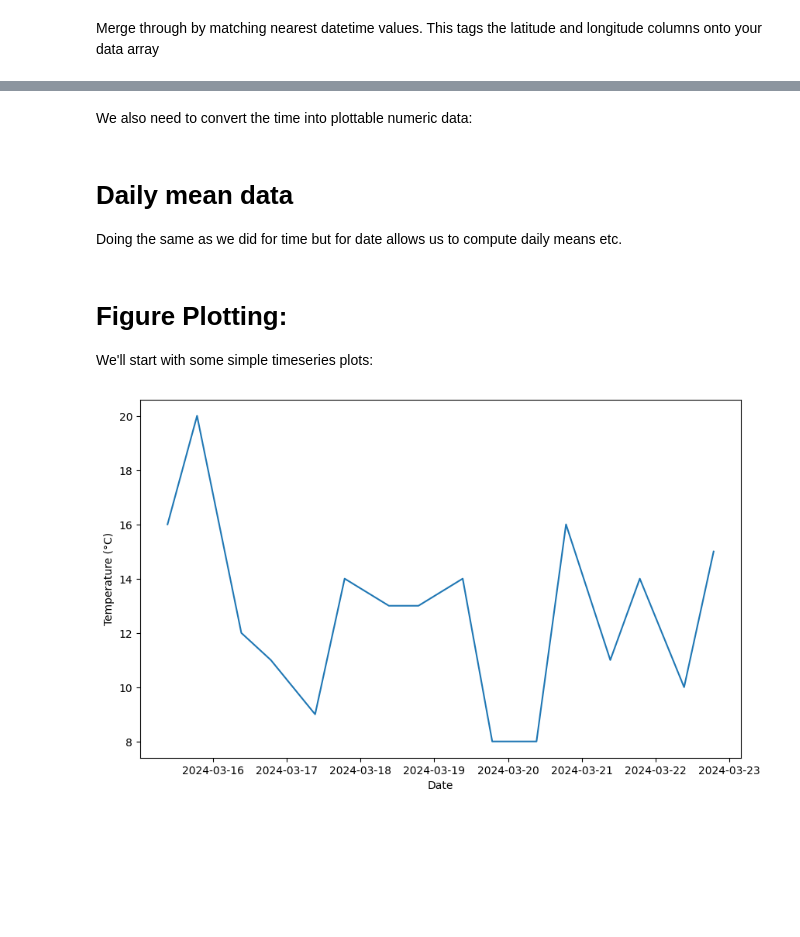
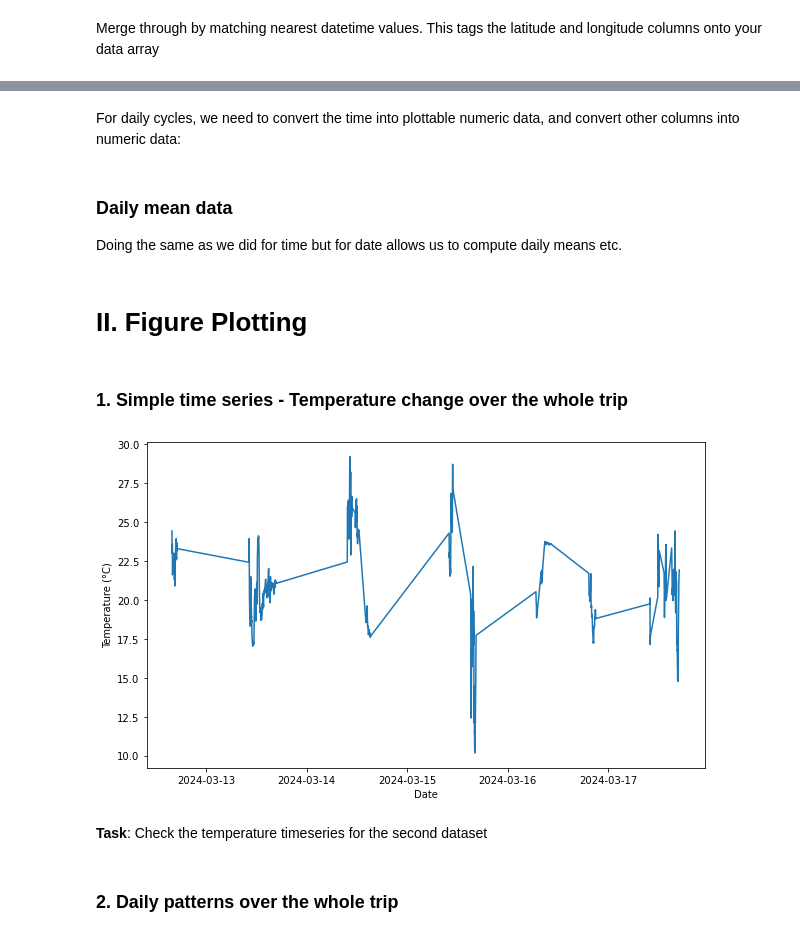
Before and after one commit to harryjgrosvenor/FT202403_CanaryIslands, a Jupyter notebook: Skeleton_Script.ipynb, the cells around one changed output, grey strips where cells are left out. Cells and saved outputs as stored; diff of their text form; code cells hidden in the pictures; blank space fills up the shorter version.

```diff
--- a/Skeleton_Script.ipynb
+++ b/Skeleton_Script.ipynb
@@ -38 +74,3 @@ data = pd.merge_asof(dataset_sorted, gps_data_sorted, left_on='date', right_on='
+# %%
+data = data[data["date time"].notna()]
 # %% [markdown]
@@ -40,2 +78,2 @@ We can extract time from our datetime data if we are interested in daily cycles:
 # %%
-data['time'] = data['date'].dt.time
+data
@@ -42,12 +94,12 @@ data['time'] = data['date'].dt.time
 # %% [markdown]
-We also need to convert the time into plottable numeric data:
+For daily cycles, we need to convert the time into plottable numeric data, and convert other columns into numeric data:
 # %%
-data['time_numeric'] = data['time'].apply(lambda x: x.hour + x.minute / 60 + x.second / 3600)
+data['time_numeric'] = data['Time'].apply(lambda x: x.hour + x.minute / 60 + x.second / 3600)
+
+numeric_cols = data.columns.difference(['Date', 'Time', 'Datetime', 'date time'])  # Exclude datetime column
+data[numeric_cols] = data[numeric_cols].apply(pd.to_numeric)
 # %% [markdown]
-# Daily mean data
+### Daily mean data
 Doing the same as we did for time but for date allows us to compute daily means etc.
-# %%
-# Do the same for date:
-data['day'] = data['date'].dt.date
 # %%
 # We can now calculate the mean temperature, etc. of our data by grouping by the day it was measured on:
@@ -58,20 +110,29 @@ day_pressure = data.groupby('day')['pressure'].mean()
 # %% [markdown]
-# Figure Plotting:
-We'll start with some simple timeseries plots:
+# II. Figure Plotting
+# %% [markdown]
+### 1. Simple time series - Temperature change over the whole trip
 # %%
 # This figure plots a timeseries of temperature
 # Start figure
 plt.figure(figsize=(10,6))
 # Tell it what to plot
-plt.plot(data['date'], data['temperature'])
+plt.plot(data['Datetime'], data['Temperature(C)'])
+# You can plot a specific date only:
+#plot_date = pd.Timestamp('2024-03-15')
+#plt.plot(data[data['Date'] == plot_date]['Datetime'], data[data['Date'] == plot_date]['Temperature(C)'])
+
 # Label axes
 plt.xlabel('Date')
 plt.ylabel('Temperature (°C)')
 # to save the figure, delete the hashtag, re-run and change name from timeseries.png
 # plt.savefig('timeseries.png', dpi = 300)
 plt.show()
 # %% [output]
-[figure, old version]
+[figure, new version]
+# %% [markdown]
+**Task**: Check the temperature timeseries for the second dataset
+# %% [markdown]
+### 2. Daily patterns over the whole trip
 # %%
 # This figure plots a timeseries of temperature but with the day component removed
 # Start figure
```
Also changed, not shown: parts of 26 cells of this notebook, 3 other files.
